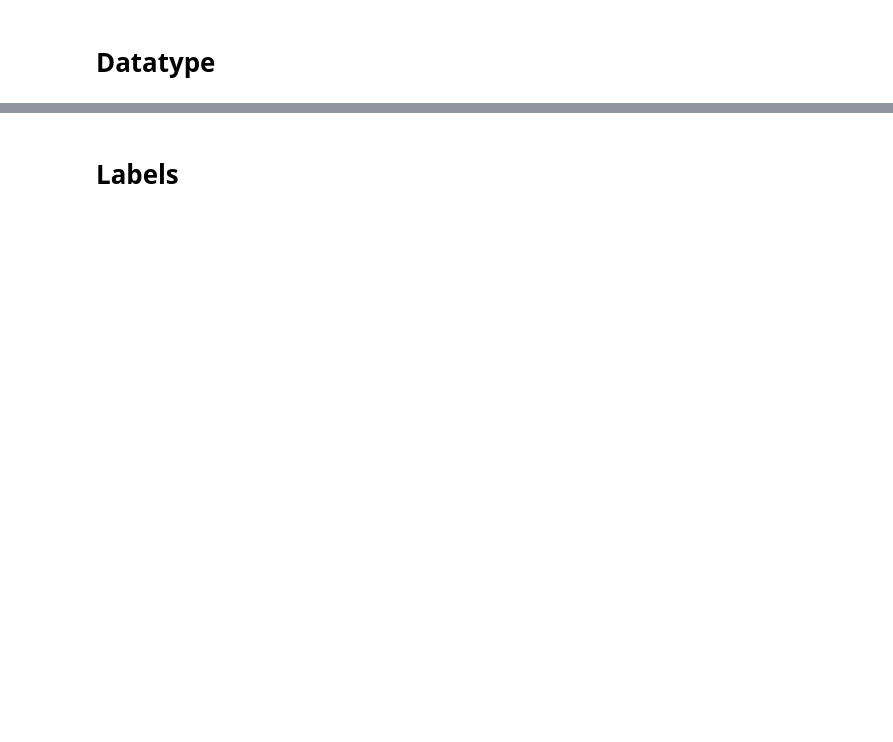
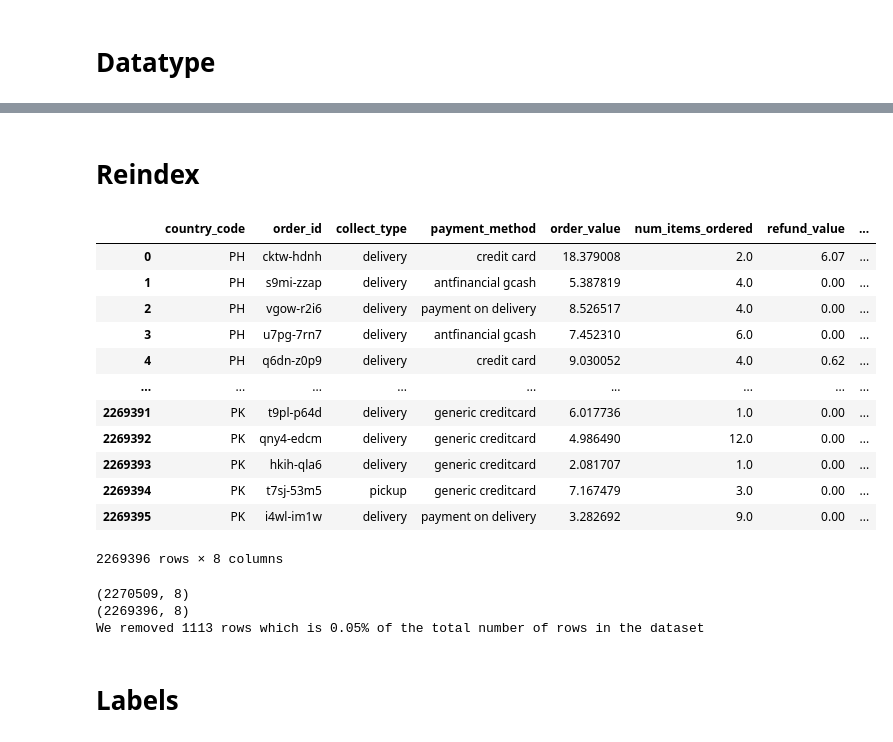
Before and after one commit to shoelesshoe/PAICA1, a Jupyter notebook: py/data_cleansing.ipynb, the cells around one changed output, grey strips where cells are left out. Saved outputs shown, nothing was run; the diff lists cells and outputs as text; code cells hidden in the pictures; blank space fills up the shorter version.

Commit message:
cleansed and export orders dataset

```diff
--- a/py/data_cleansing.ipynb
+++ b/py/data_cleansing.ipynb
@@ -185,0 +235,3 @@ dropDuplicatesOrder.info()
+# %%
+dropDuplicatesOrder.iloc[:,-1] = dropDuplicatesOrder.iloc[:,-1].str.replace('/', '-', regex=False)
+dropDuplicatesOrder.iloc[:,-1] = pd.to_datetime(dropDuplicatesOrder.iloc[:,-1], format='%Y/%m/%d')
@@ -185,0 +282,30 @@ dropDuplicatesOrder.info()
+# %% [markdown]
+# Reindex
+# %%
+order = dropDuplicatesOrder.reset_index(drop=True)
+order
+# %% [output]
+|  | country_code | order_id | collect_type | payment_method | order_value | num_items_ordered | refund_value | ... |
+| 0 | PH | cktw-hdnh | delivery | credit card | 18.379008 | 2.0 | 6.07 | ... |
+| 1 | PH | s9mi-zzap | delivery | antfinancial gcash | 5.387819 | 4.0 | 0.00 | ... |
+| 2 | PH | vgow-r2i6 | delivery | payment on delivery | 8.526517 | 4.0 | 0.00 | ... |
+| 3 | PH | u7pg-7rn7 | delivery | antfinancial gcash | 7.452310 | 6.0 | 0.00 | ... |
+| 4 | PH | q6dn-z0p9 | delivery | credit card | 9.030052 | 4.0 | 0.62 | ... |
+| ... | ... | ... | ... | ... | ... | ... | ... | ... |
+| 2269391 | PK | t9pl-p64d | delivery | generic creditcard | 6.017736 | 1.0 | 0.00 | ... |
+| 2269392 | PK | qny4-edcm | delivery | generic creditcard | 4.986490 | 12.0 | 0.00 | ... |
+| 2269393 | PK | hkih-qla6 | delivery | generic creditcard | 2.081707 | 1.0 | 0.00 | ... |
+| 2269394 | PK | t7sj-53m5 | pickup | generic creditcard | 7.167479 | 3.0 | 0.00 | ... |
+| 2269395 | PK | i4wl-im1w | delivery | payment on delivery | 3.282692 | 9.0 | 0.00 | ... |
+2269396 rows × 8 columns
+# %%
+ogOrderLength = len(ogOrder)
+orderLength = len(order)
+
+print(ogOrder.shape)
+print(order.shape)
+print(f'We removed {ogOrderLength - orderLength} rows which is {((ogOrderLength - orderLength) / ogOrderLength * 100):.2f}% of the total number of rows in the dataset')
+# %% [output]
+(2270509, 8)
+(2269396, 8)
+We removed 1113 rows which is 0.05% of the total number of rows in the dataset
```
Also changed, not shown: parts of 14 cells of this notebook.
